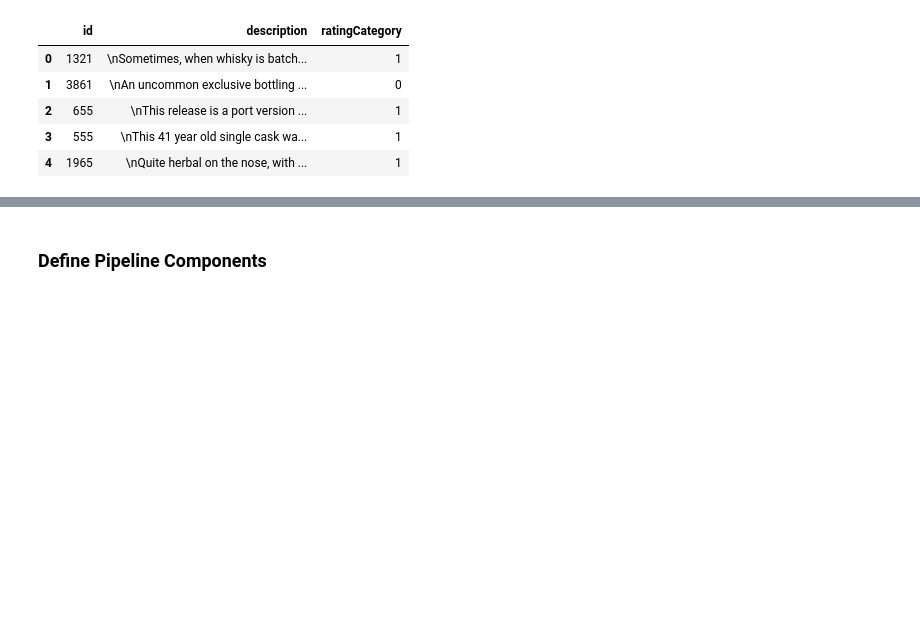
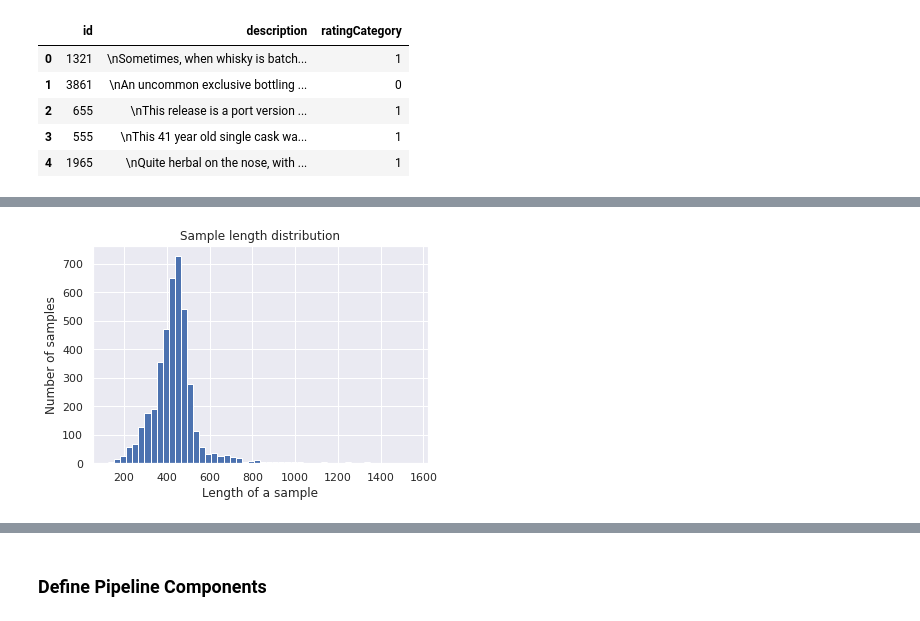
Before and after one commit to JeffreyAsuncion/DS-Unit-4-Sprint-1-NLP, a Jupyter notebook: module3-document-classification/LS_DS_413_Document_Classification_Assignment.ipynb, the cells around one changed output, grey strips where cells are left out. Cells and saved outputs as stored; diff of their text form; code cells hidden in the pictures; blank space fills up the shorter version.

```diff
--- a/module3-document-classification/LS_DS_413_Document_Classification_Assignment.ipynb
+++ b/module3-document-classification/LS_DS_413_Document_Classification_Assignment.ipynb
@@ -47,0 +68,5 @@ train.head()
+# %%
+
+plot_sample_length_distribution(train['description'])
+# %% [output]
+[figure, added]
```
Also changed, not shown: parts of 10 cells of this notebook, 1 other file.
